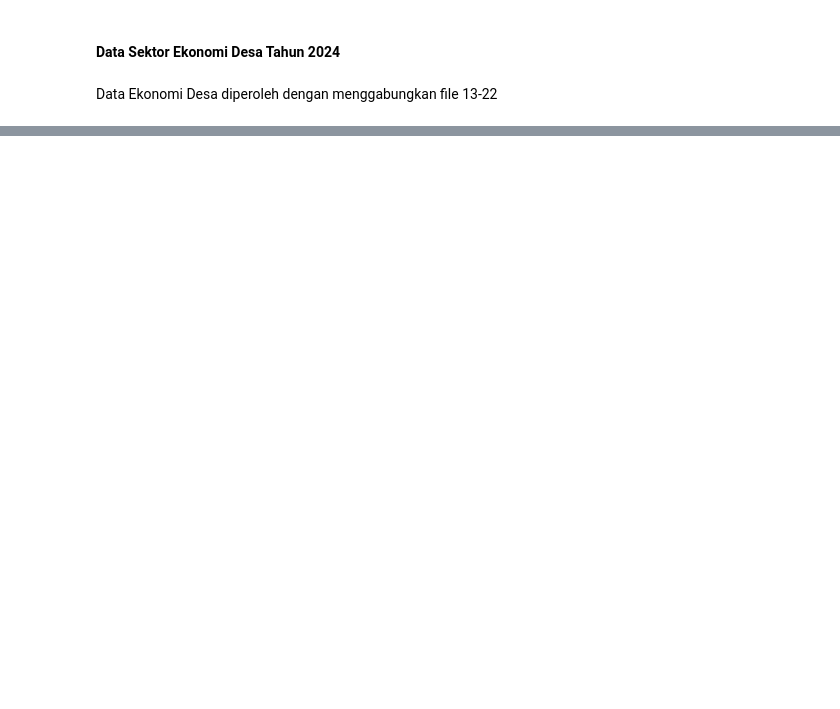
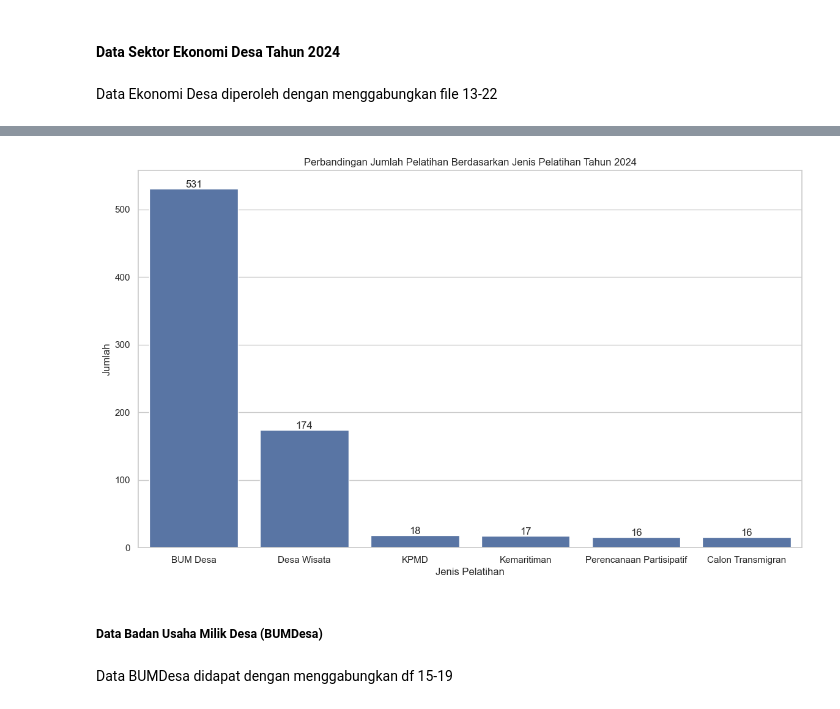
Before and after one commit to naufaldahafizh/potensi-desa-2024, a Jupyter notebook: tahap_2-analisis_potensi_desa_2024.ipynb, the cells around one changed output, grey strips where cells are left out. Cells and saved outputs as stored; diff of their text form; code cells hidden in the pictures; blank space fills up the shorter version.

Commit message:
fix data and finish phase 2

```diff
--- a/tahap_2-analisis_potensi_desa_2024.ipynb
+++ b/tahap_2-analisis_potensi_desa_2024.ipynb
@@ -504,0 +605,11 @@ df_22 = dataframes['22_Jumlah Desa Status Kemajuan-processed'].copy()
+# %%
+# Ubah tipe data untuk kolom khusus
+kolom_14_str = ['Id_Provinsi', 'Id_Kabupaten', 'Id_Kecamatan', 'Id_Desa']
+kolom_14_title = ['Kabupaten', 'Kecamatan', 'Desa']
+for col in df_14.columns:
+    if col in kolom_14_str:
+        df_14[col] = df_14[col].astype(int).astype(str)
+    elif col in kolom_14_title:
+        df_14[col] = df_14[col].str.title()
+df_14['Jenis_Pelatihan'] = df_14['Jenis_Pelatihan'].replace('Bum Desa', 'BUM Desa')
+df_14.head()
@@ -504,0 +623,23 @@ df_22 = dataframes['22_Jumlah Desa Status Kemajuan-processed'].copy()
+# %%
+# Visualisasi Perbandingan Jenis Pelatihan
+plt.figure(figsize=(14,8))
+ax = sns.barplot(df_14['Jenis_Pelatihan'].value_counts())
+plt.title('Perbandingan Jumlah Pelatihan Berdasarkan Jenis Pelatihan Tahun 2024')
+plt.xlabel('Jenis Pelatihan')
+plt.ylabel('Jumlah')
+for p in ax.patches:
+    height = p.get_height()
+    # Tempatkan teks di atas bar
+    ax.text(
+        x=p.get_x() + p.get_width() / 2,
+        y=height + 2,
+        s=f'{height:.0f}',
+        ha='center'
+    )
+plt.show()
+# %% [output]
+[figure, added]
+# %% [markdown]
+##### Data Badan Usaha Milik Desa (BUMDesa)
+# %% [markdown]
+Data BUMDesa didapat dengan menggabungkan df 15-19
```
Also changed, not shown: parts of 25 cells of this notebook, 3 other files.
